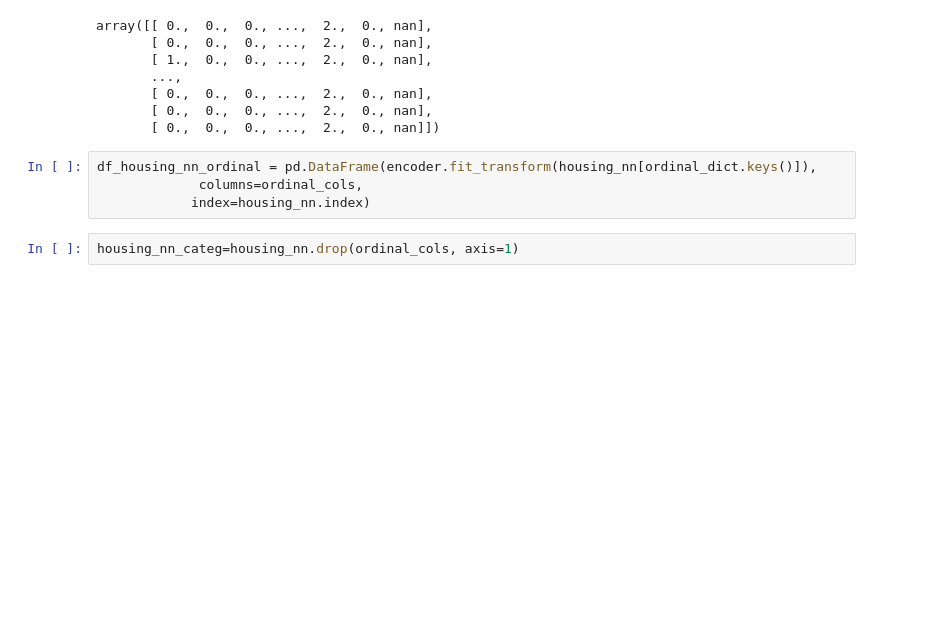
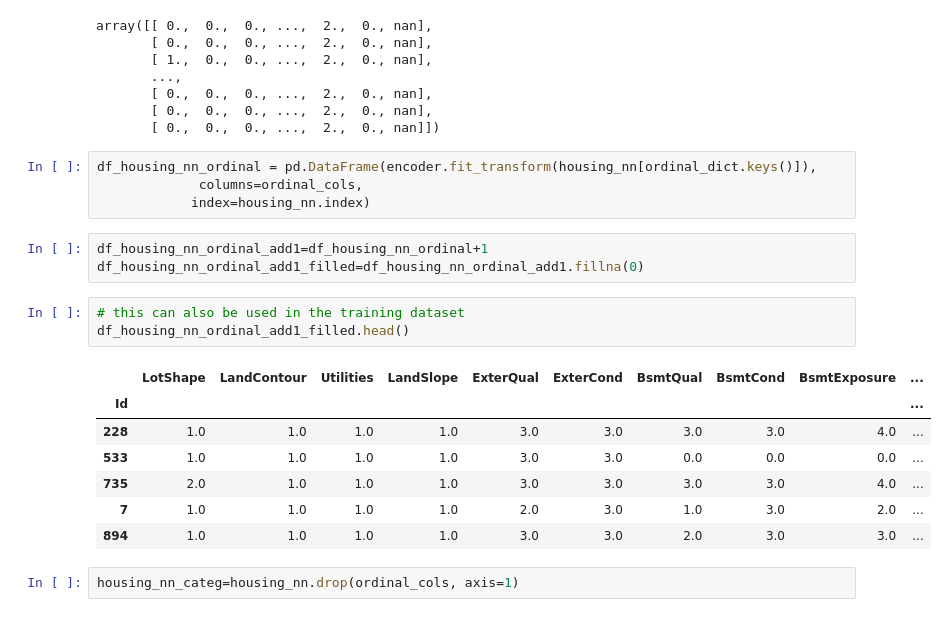
Before and after one commit to blooraspberry/kaggle, a Jupyter notebook: house-prices-advanced-regression-techniques/kaggle.ipynb, the cells around one changed output. Drawn from its saved outputs; the diff is of its cells as text; blank space fills up the shorter version.

Commit message:
starting some ordinal regression

```diff
--- a/house-prices-advanced-regression-techniques/kaggle.ipynb
+++ b/house-prices-advanced-regression-techniques/kaggle.ipynb
@@ -330,6 +317,20 @@ array([[ 0.,  0.,  0., ...,  2.,  0., nan],
 df_housing_nn_ordinal = pd.DataFrame(encoder.fit_transform(housing_nn[ordinal_dict.keys()]),
              columns=ordinal_cols,
             index=housing_nn.index)
+# %%
+df_housing_nn_ordinal_add1=df_housing_nn_ordinal+1
+df_housing_nn_ordinal_add1_filled=df_housing_nn_ordinal_add1.fillna(0)
+# %%
+# this can also be used in the training dataset
+df_housing_nn_ordinal_add1_filled.head()
+# %% [output]
+|  | LotShape | LandContour | Utilities | LandSlope | ExterQual | ExterCond | BsmtQual | BsmtCond | BsmtExposure | ... |
+| Id |  |  |  |  |  |  |  |  |  | ... |
+| 228 | 1.0 | 1.0 | 1.0 | 1.0 | 3.0 | 3.0 | 3.0 | 3.0 | 4.0 | ... |
+| 533 | 1.0 | 1.0 | 1.0 | 1.0 | 3.0 | 3.0 | 0.0 | 0.0 | 0.0 | ... |
+| 735 | 2.0 | 1.0 | 1.0 | 1.0 | 3.0 | 3.0 | 3.0 | 3.0 | 4.0 | ... |
+| 7 | 1.0 | 1.0 | 1.0 | 1.0 | 2.0 | 3.0 | 1.0 | 3.0 | 2.0 | ... |
+| 894 | 1.0 | 1.0 | 1.0 | 1.0 | 3.0 | 3.0 | 2.0 | 3.0 | 3.0 | ... |
 # %%
 housing_nn_categ=housing_nn.drop(ordinal_cols, axis=1)
 # %%
```
Also changed, not shown: parts of 50 cells of this notebook, 9 other files.
